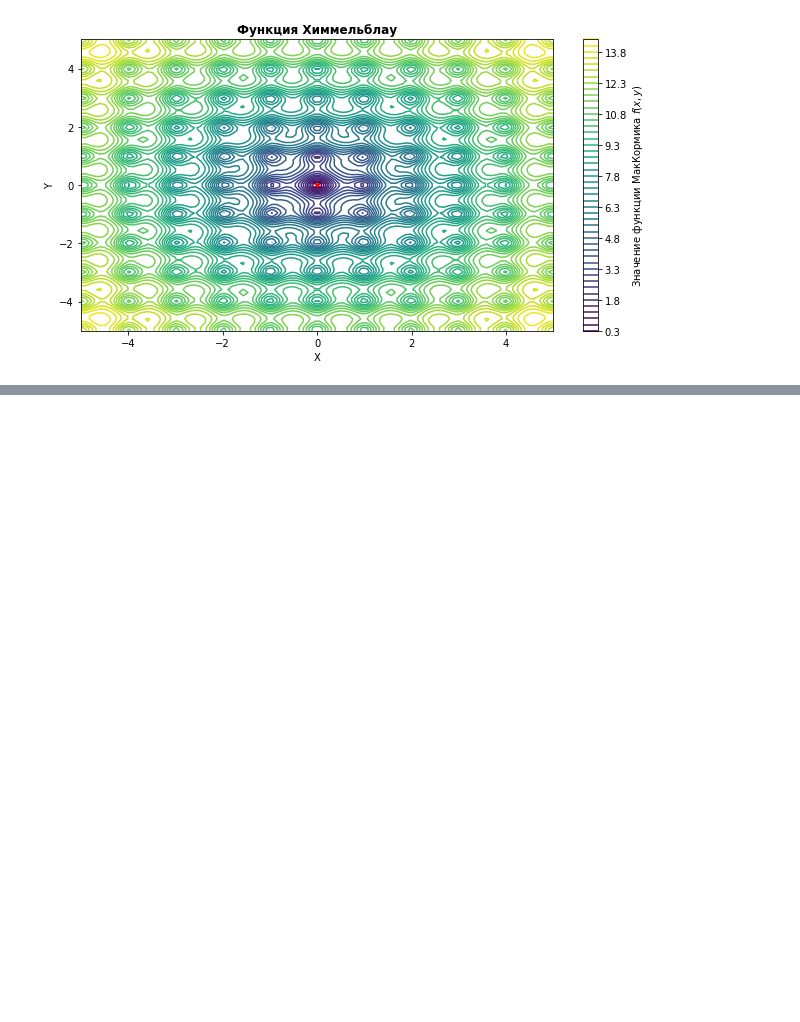
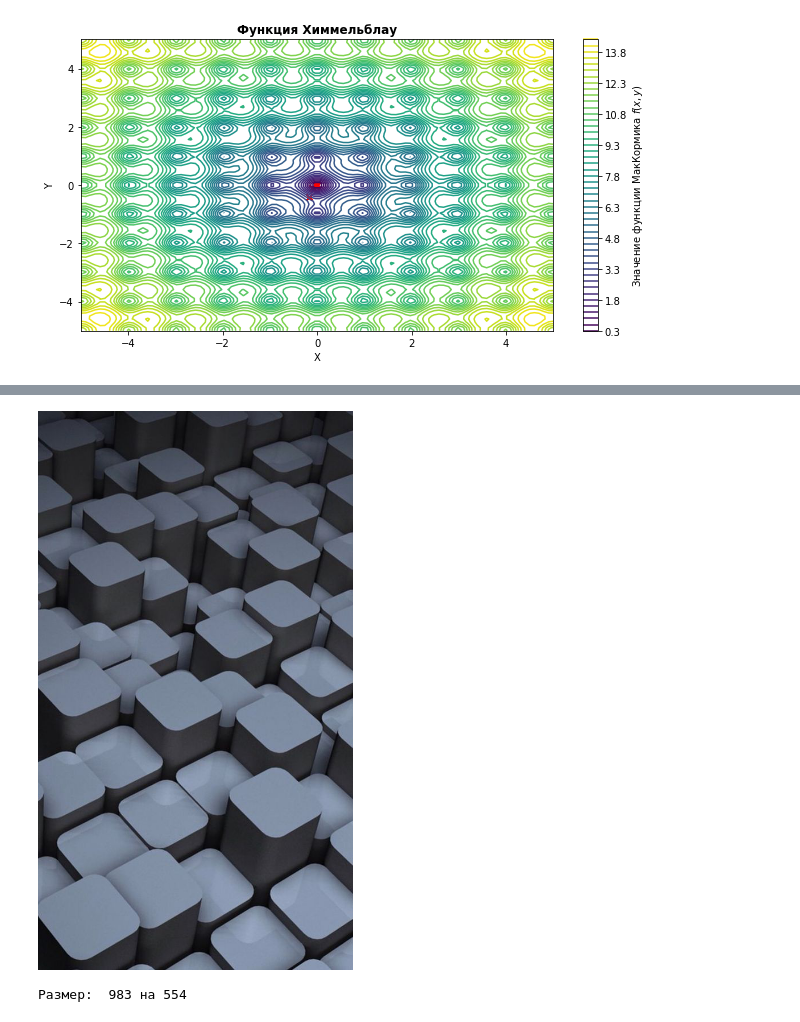
Before and after one commit to Violonur-PavelBI/homework, a Jupyter notebook: AI/Lab2.ipynb, the cells around one changed output, grey strips where cells are left out. Cells and saved outputs as stored; diff of their text form; code cells hidden in the pictures; blank space fills up the shorter version.

```diff
--- a/AI/Lab2.ipynb
+++ b/AI/Lab2.ipynb
@@ -395,0 +451,9 @@ plt.show()
+# %%
+img = Image.open('3d-kartinki-na-telefon-21.jpg')
+display(img)
+width, height = img.size
+print("Размер: ", height, "на", width)
+data = np.asarray(img)
+# %% [output]
+[figure, added]
+Размер:  983 на 554
```
Also changed, not shown: parts of 12 cells of this notebook.
